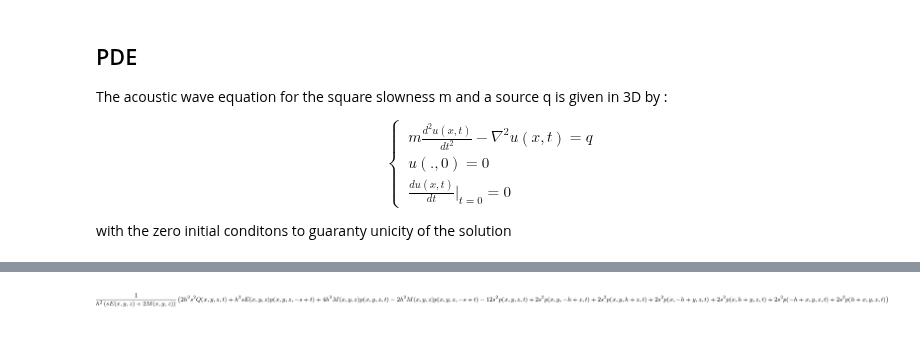
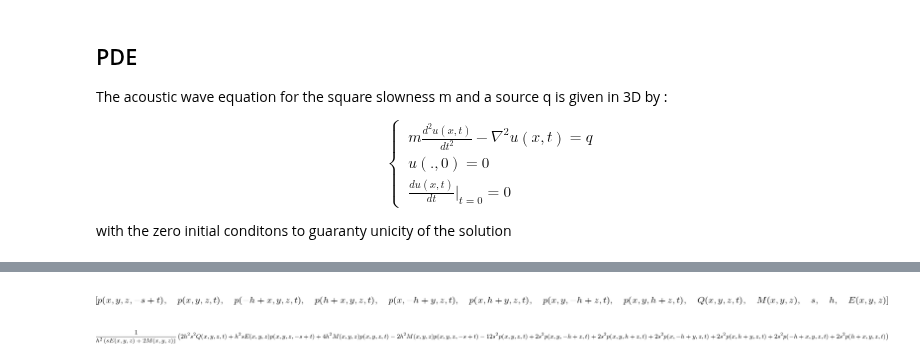
Before and after one commit to devitocodes/notebooks, a Jupyter notebook: AcousticFWI/Acoustic3D.ipynb, the cells around one changed output, grey strips where cells are left out. Drawn from its saved outputs; the diff is of its cells as text; code cells hidden in the pictures; blank space fills up the shorter version.

```diff
--- a/AcousticFWI/Acoustic3D.ipynb
+++ b/AcousticFWI/Acoustic3D.ipynb
@@ -87,3 +85,7 @@ arglamb=[ii for n,ii in enumerate(arglamb) if ii not in arglamb[:n]]
+# %%
+arglamb
+# %% [output]
+[figure, added]
 # %%
 # Forward wave equation
 wave_equation = m*dtt- lap - q  + e*dt
```
Also changed, not shown: parts of 3 cells of this notebook.
